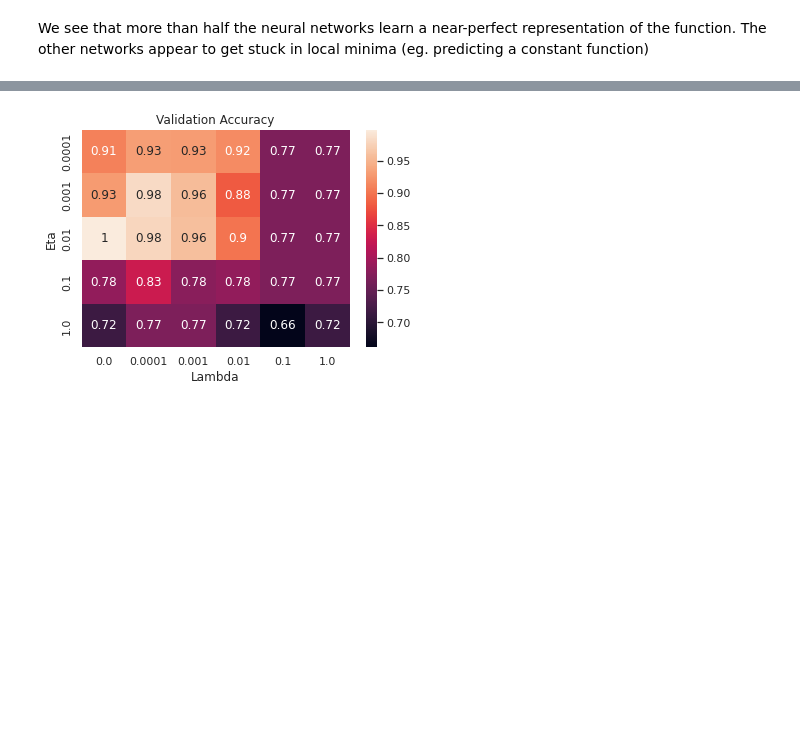
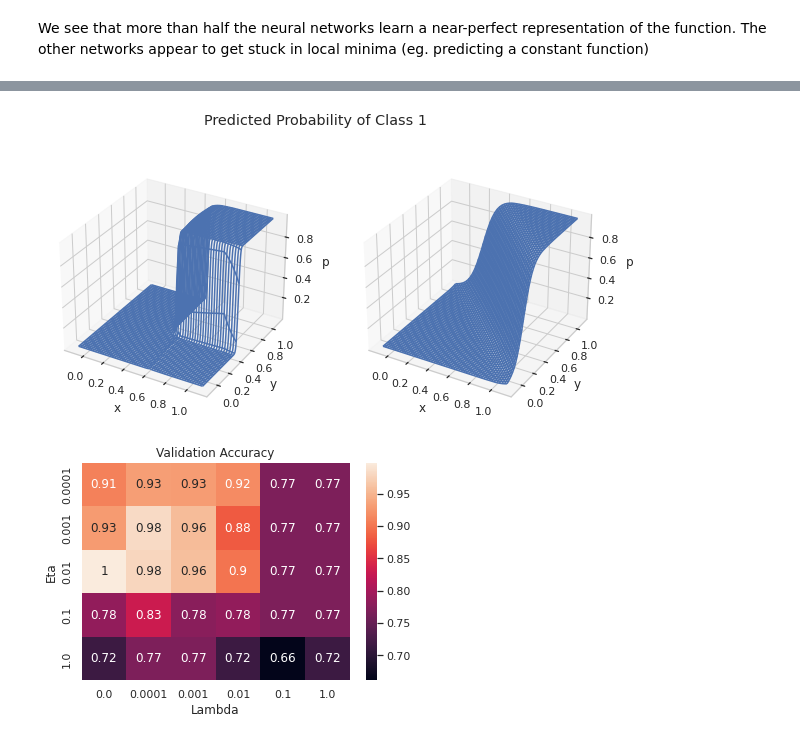
Before and after one commit to carlfre/FYS-STK3155-project-2, a Jupyter notebook: notebooks/square_function_classification.ipynb, the cells around one changed output, grey strips where cells are left out. Drawn from its saved outputs; the diff is of its cells as text; code cells hidden in the pictures; blank space fills up the shorter version.

```diff
--- a/notebooks/square_function_classification.ipynb
+++ b/notebooks/square_function_classification.ipynb
@@ -291,3 +291,29 @@ plt.show()
+# %%
+xx, yy = np.meshgrid(np.linspace(-0.1, 1.1, 1000), np.linspace(-0.1, 1.1, 1000))
+xx_f = xx.flatten()
+yy_f = yy.flatten()
+X_grid = np.vstack([xx_f, yy_f]).T
+z1_grid = model.predict(X_grid, w1).reshape(xx.shape)
+z2_grid = model.predict(X_grid, w2).reshape(xx.shape)
+
+fig = plt.figure(figsize=(10, 5))
+ax = fig.add_subplot(121, projection='3d')
+ax.plot_wireframe(xx, yy, z1_grid)
+ax.set_xlabel('x')
+ax.set_ylabel('y')
+ax.set_zlabel('p')
+
+ax = fig.add_subplot(122, projection='3d')
+ax.plot_wireframe(xx, yy, z2_grid)
+ax.set_xlabel('x')
+ax.set_ylabel('y')
+ax.set_zlabel('p')
+
+fig.suptitle("Predicted Probability of Class 1")
+
+plt.show()
+# %% [output]
+[figure, added]
 # %%
 # Run gridsearch for best set of eta and lambda
 etas = [0.0001, 0.001, 0.01, 0.1, 1.0]
```
Also changed, not shown: parts of 15 cells of this notebook, 6 other files.
